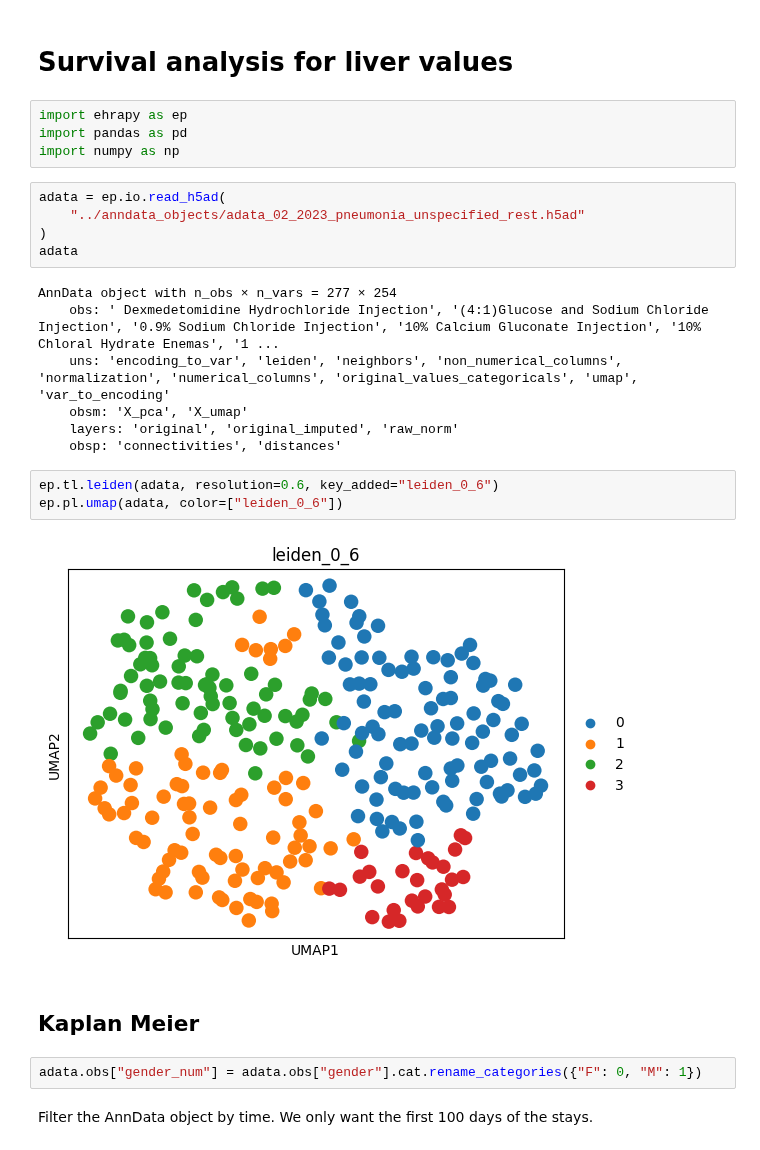
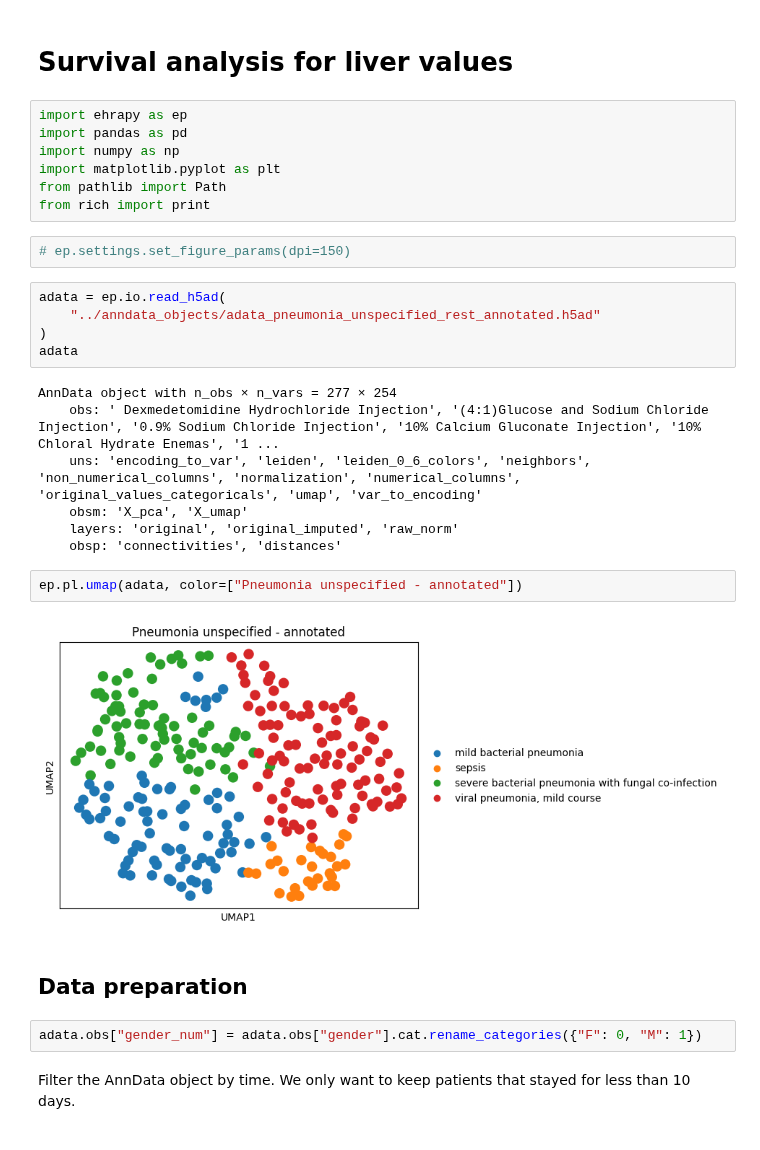
Before and after one commit to theislab/ehrapy-reproducibility, a Jupyter notebook: Figure_4/liver_survival_analysis.ipynb, the cells around one changed output. Drawn from its saved outputs; the diff is of its cells as text.

```diff
--- a/Figure_4/liver_survival_analysis.ipynb
+++ b/Figure_4/liver_survival_analysis.ipynb
@@ -4,29 +4,33 @@
 import ehrapy as ep
 import pandas as pd
 import numpy as np
+import matplotlib.pyplot as plt
+from pathlib import Path
+from rich import print
+# %%
+# ep.settings.set_figure_params(dpi=150)
 # %%
 adata = ep.io.read_h5ad(
-    "../anndata_objects/adata_02_2023_pneumonia_unspecified_rest.h5ad"
+    "../anndata_objects/adata_pneumonia_unspecified_rest_annotated.h5ad"
 )
 adata
 # %% [output]
 AnnData object with n_obs × n_vars = 277 × 254
     obs: ' Dexmedetomidine Hydrochloride Injection', '(4:1)Glucose and Sodium Chloride Injection', '0.9% Sodium Chloride Injection', '10% Calcium Gluconate Injection', '10% Chloral Hydrate Enemas', '1 ...
-    uns: 'encoding_to_var', 'leiden', 'neighbors', 'non_numerical_columns', 'normalization', 'numerical_columns', 'original_values_categoricals', 'umap', 'var_to_encoding'
+    uns: 'encoding_to_var', 'leiden', 'leiden_0_6_colors', 'neighbors', 'non_numerical_columns', 'normalization', 'numerical_columns', 'original_values_categoricals', 'umap', 'var_to_encoding'
     obsm: 'X_pca', 'X_umap'
     layers: 'original', 'original_imputed', 'raw_norm'
     obsp: 'connectivities', 'distances'
 # %%
-ep.tl.leiden(adata, resolution=0.6, key_added="leiden_0_6")
-ep.pl.umap(adata, color=["leiden_0_6"])
+ep.pl.umap(adata, color=["Pneumonia unspecified - annotated"])
 # %% [output]
-[figure, old version]
+[figure, new version]
 # %% [markdown]
-## Kaplan Meier
+## Data preparation
 # %%
 adata.obs["gender_num"] = adata.obs["gender"].cat.rename_categories({"F": 0, "M": 1})
 # %% [markdown]
-Filter the AnnData object by time. We only want the first 100 days of the stays.
+Filter the AnnData object by time. We only want to keep patients that stayed for less than 10 days.
 # %%
 adata.obs["OUTTIME"] = pd.to_datetime(adata.obs["OUTTIME"])
 adata.obs["INTIME"] = pd.to_datetime(adata.obs["INTIME"])
```
Also changed, not shown: parts of 12 cells of this notebook, 7 other files.
